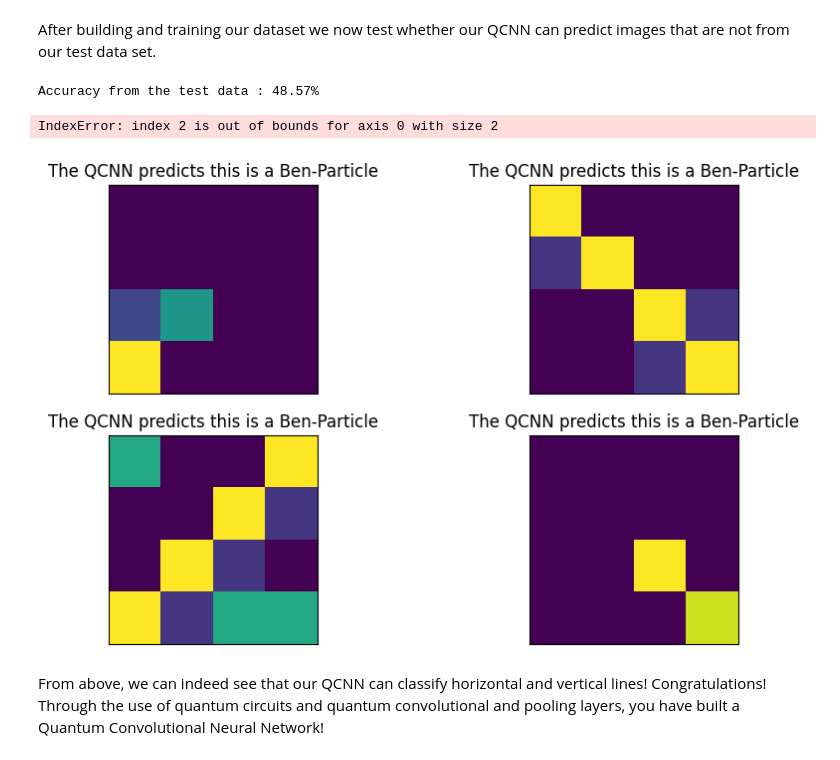
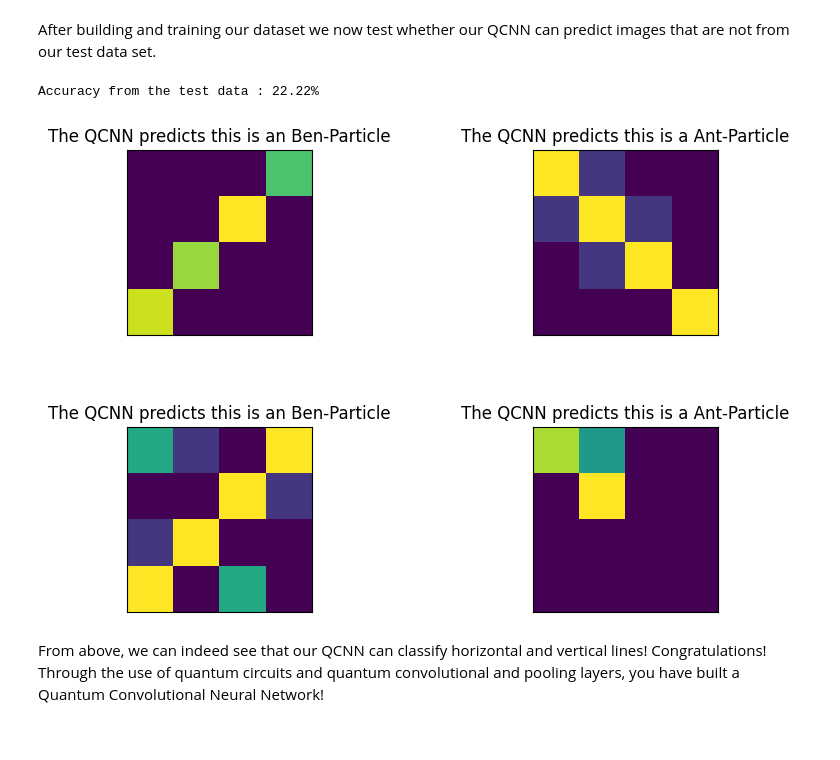
Before and after one commit to anttpg/LHC-QCNN, a Jupyter notebook: QCNN Classifier.ipynb, the cells around one changed output. Drawn from its saved outputs; the diff is of its cells as text; code cells hidden in the pictures.

```diff
--- a/QCNN Classifier.ipynb
+++ b/QCNN Classifier.ipynb
@@ -487,14 +491,14 @@ Since model training may take a long time we have already pre-trained the model
 # %%
 initial_point = []
 if USE_INITIAL:
-    with open("weights.txt", "r") as file:
+    with open("trained_weights.txt", "r") as file:
         for line in file:
             weight = float(line.strip())
             initial_point.append(weight)
 
 classifier = NeuralNetworkClassifier(
     qnn,
-    optimizer=COBYLA(maxiter=10),  # Set max iterations here
+    optimizer=COBYLA(maxiter=1000),  # Set max iterations here
     callback=callback_graph,
     initial_point = initial_point
 )
@@ -543,27 +547,26 @@ After building and training our dataset we now test whether our QCNN can predict
 # %%
 tests = []
 for im in test_images:
     tests.append(im[0])
 
 y_predict = classifier.predict(tests)
 x = np.asarray(tests)
 y = np.asarray(test_labels)
 print(f"Accuracy from the test data : {np.round(100 * classifier.score(x, y), 2)}%")
 
 
 # Let's see some examples in our dataset
 fig, ax = plt.subplots(2, 2, figsize=(10, 6), subplot_kw={"xticks": [], "yticks": []})
 for i in range(0, 4):
     ax[i // 2, i % 2].imshow(tests[i].reshape(SHAPE_Y, SHAPE_X), aspect="equal")
     if y_predict[i] == -1:
-        ax[i // 2, i % 2].set_title("The QCNN predicts this is an Ant-Particle")
+        ax[i // 2, i % 2].set_title("The QCNN predicts this is an Ben-Particle")
     if y_predict[i] == +1:
-        ax[i // 2, i % 2].set_title("The QCNN predicts this is a Ben-Particle")
+        ax[i // 2, i % 2].set_title("The QCNN predicts this is a Ant-Particle")
 plt.subplots_adjust(wspace=0.1, hspace=0.5)
 # %% [output]
-Accuracy from the test data : 48.57%
+Accuracy from the test data : 22.22%
-IndexError: index 2 is out of bounds for axis 0 with size 2
-[figure, old version]
+[figure, new version]
 # %% [markdown]
 From above, we can indeed see that our QCNN can classify horizontal and vertical lines! Congratulations! Through the use of quantum circuits and quantum convolutional and pooling layers, you have built a Quantum Convolutional Neural Network!
 # %% [markdown]
```
Also changed, not shown: parts of 6 cells of this notebook, 22 other files.
